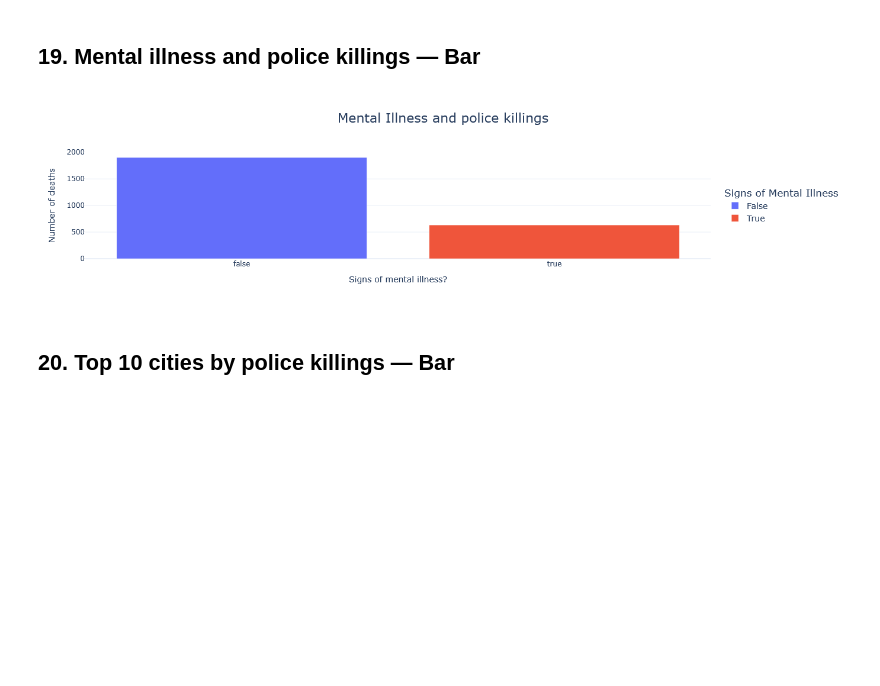
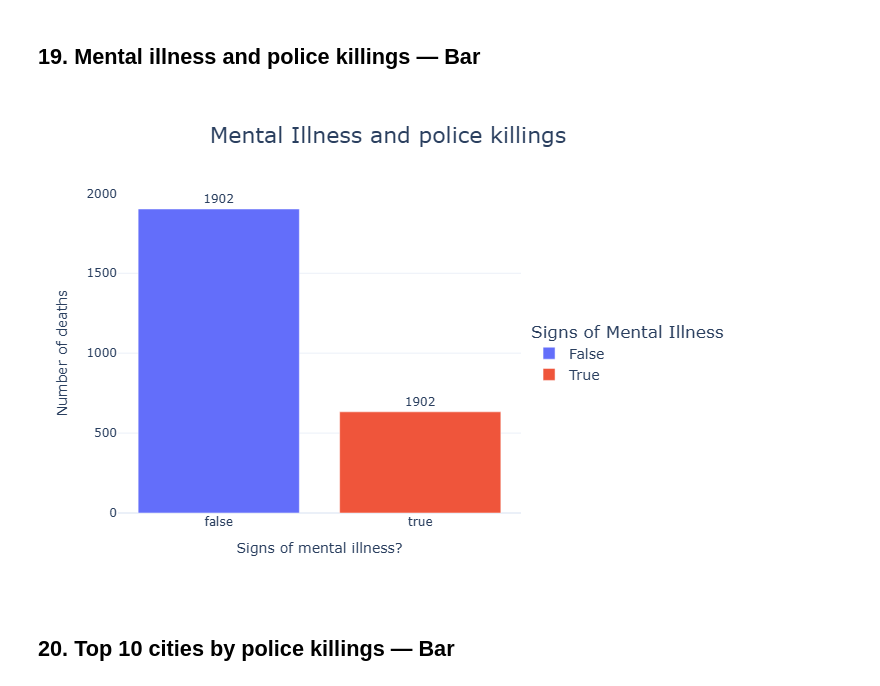
Before and after one commit to Jai8a/police-killings-and-socioeconomic-factors-in-us, a Jupyter notebook: police_fatalities_analysis.ipynb, the cells around one changed output. Saved outputs shown, nothing was run; the diff lists cells and outputs as text; code cells hidden in the pictures; blank space fills up the shorter version.

```diff
--- a/police_fatalities_analysis.ipynb
+++ b/police_fatalities_analysis.ipynb
@@ -748,34 +764,35 @@ df_mental_illness = (
 fig = px.bar(
     df_mental_illness,
     x='signs_of_mental_illness',
     y='deaths',
     color='signs_of_mental_illness',
     title='Mental Illness and police killings'
 )
 
 fig.update_traces(
     hovertemplate='<b>Signs of mental illness: %{x}</b><br>' +
                   '<b>Deaths: %{y}</b><extra></extra>',
+    text=df_mental_illness['deaths'],
     textposition='outside',
     cliponaxis=False
 )
 
 fig.update_layout(
     xaxis_title='Signs of mental illness?',
     yaxis_title='Number of deaths',
     legend=dict(
         title='Signs of Mental Illness',
         xanchor='left',
         y=0.5,
         font=dict(size=14)
     ),
     title=dict(font=dict(size=22), x=0.5),
     template='plotly_white'
 )
 
 fig.show()
 # %% [output]
-[figure, old version]
+[figure, new version]
 # %% [markdown]
 ## 20. Top 10 cities by police killings — Bar
 # %%
```
Also changed, not shown: parts of 13 cells of this notebook.
